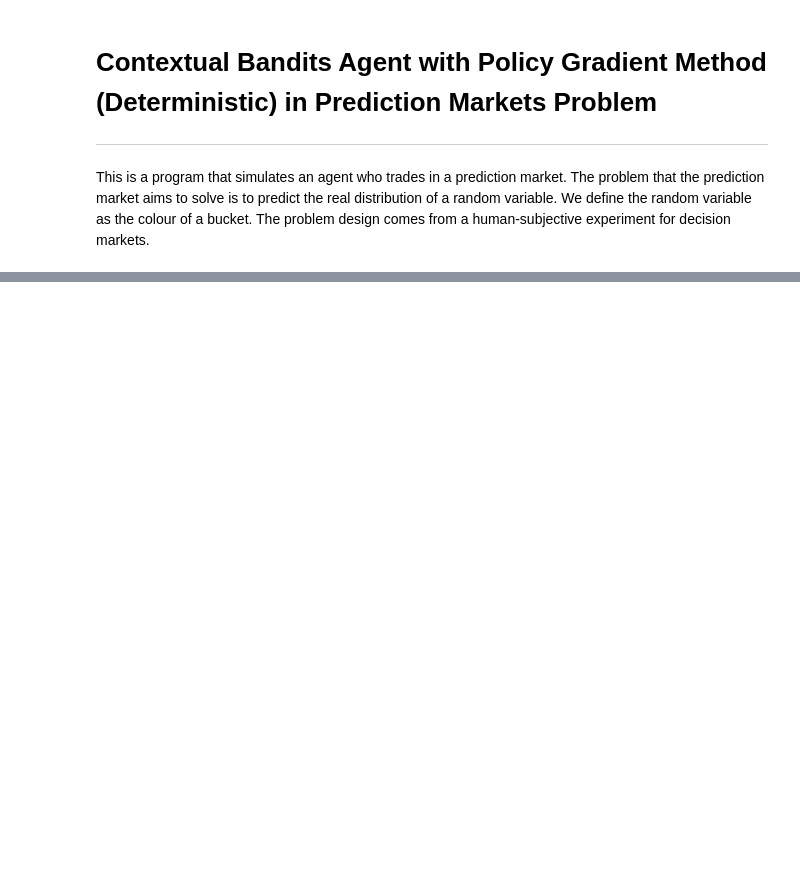
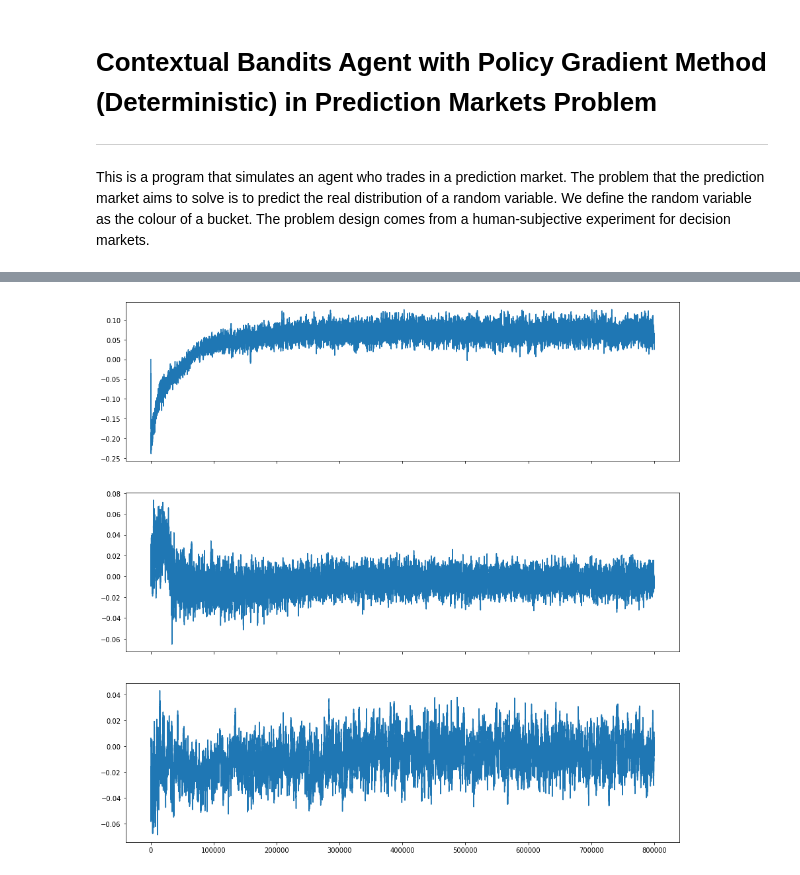
Before and after one commit to realwenlongwang/PeerPredictionPrincipalSignal, a Jupyter notebook: Deterministic_Gradient_Bandit_with_Continous_Action_Space.ipynb, the cells around one changed output, grey strips where cells are left out. Cells and saved outputs as stored; diff of their text form; code cells hidden in the pictures; blank space fills up the shorter version.

```diff
--- a/Deterministic_Gradient_Bandit_with_Continous_Action_Space.ipynb
+++ b/Deterministic_Gradient_Bandit_with_Continous_Action_Space.ipynb
@@ -295,0 +341,12 @@ plt.savefig(dir_path + 'vq.png', bbox_inches='tight')
+# %%
+fig, axs = plt.subplots(3, figsize=(15, 5 * 3), sharex=True)
+
+j = 0
+for col in ['red', 'blue', 'prior']:
+#     for i in range(2):
+    axs[j].plot(my_v_df[f'bucket0 {col}'])
+    j += 1
+
+plt.savefig(dir_path + 'v.png', bbox_inches='tight')
+# %% [output]
+[figure, added]
```
Also changed, not shown: parts of 12 cells of this notebook, 4 other files.
